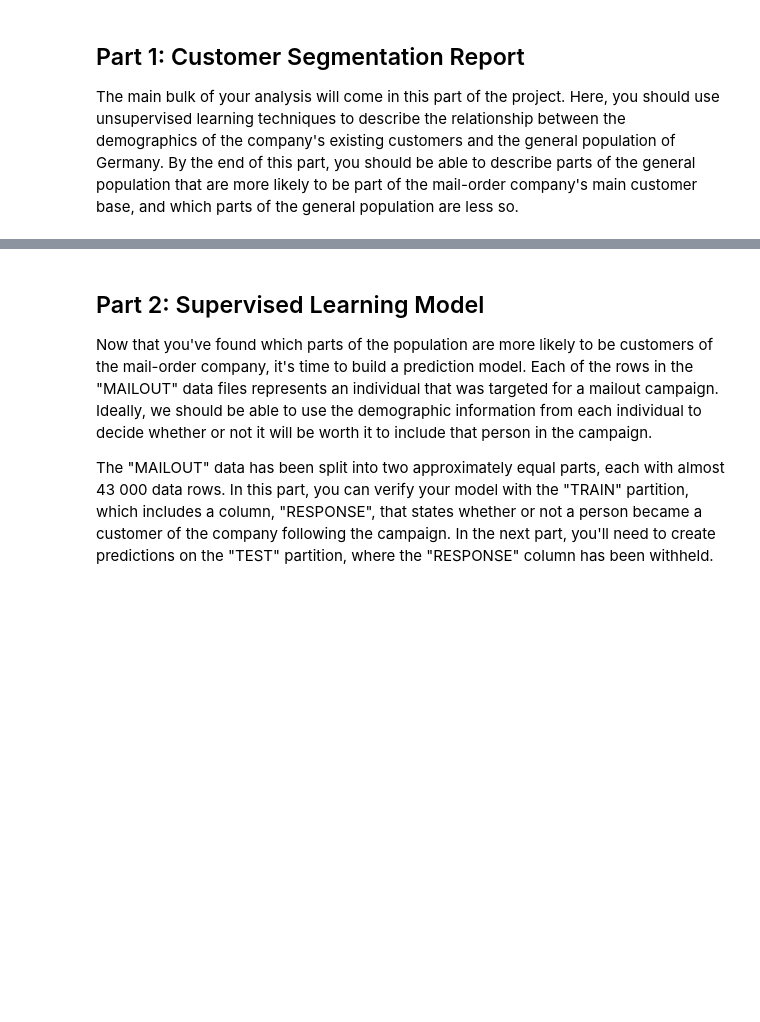
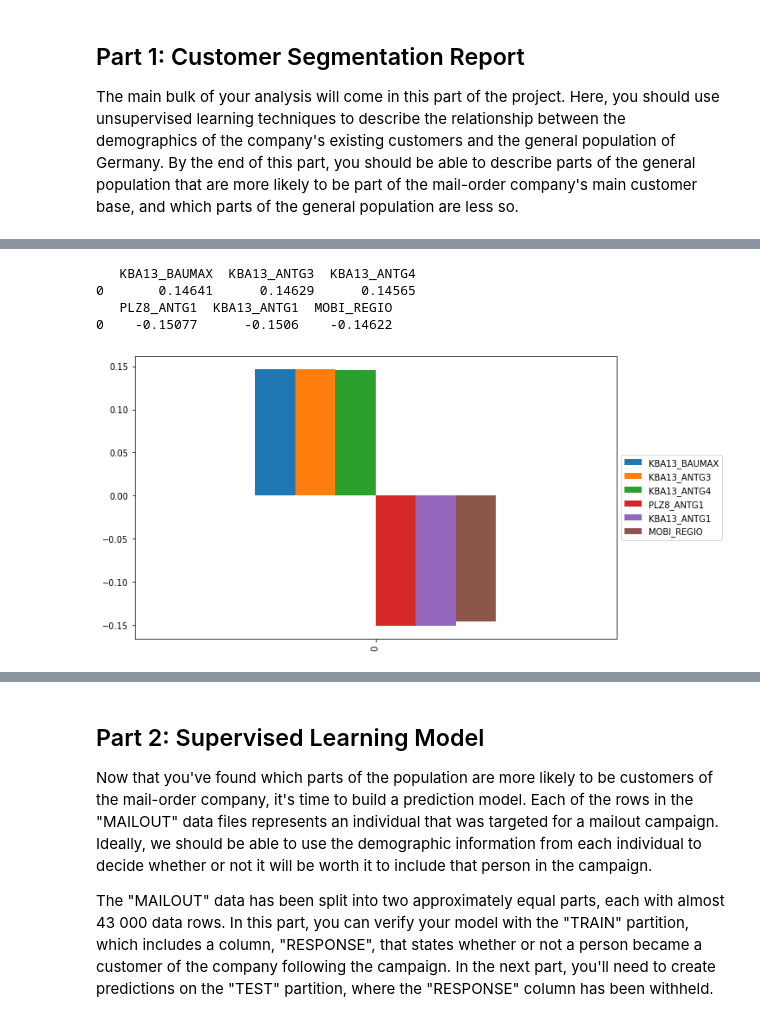
Before and after one commit to helloxms/Capstone-project-Arvato, a Jupyter notebook: Arvato Project Workbook.ipynb, the cells around one changed output, grey strips where cells are left out. Drawn from its saved outputs; the diff is of its cells as text; code cells hidden in the pictures; blank space fills up the shorter version.

```diff
--- a/Arvato Project Workbook.ipynb
+++ b/Arvato Project Workbook.ipynb
@@ -646,0 +698,4 @@ The main bulk of your analysis will come in this part of the project. Here, you
+# %%
+# Re-apply PCA to the data while selecting for number of components to retain
+pca = PCA(n_components=150)
+Azidas_pca = pca.fit_transform(azdias_clean_trans)
@@ -646,0 +704,29 @@ The main bulk of your analysis will come in this part of the project. Here, you
+# %%
+def interpetPCA(pca, df, dimOfInterest, showFeat):
+    # PCA components
+    components = pd.DataFrame(np.round(pca.components_, 5), columns = df.columns.values)
+
+    # PCA explained variance per dimension
+    ratios = pca.explained_variance_ratio_.reshape(len(pca.components_), 1)
+    variance_ratios = pd.DataFrame(np.round(ratios, 4), columns = ['Explained Variance'])
+
+    pcaDf = pd.concat([variance_ratios, components], axis = 1)
+
+    #look at single dimension
+    singleComp = components.iloc[dimOfInterest,:]
+    topComp = singleComp.sort_values(ascending=False)[0:showFeat].to_frame().transpose()
+    bottomComp = singleComp.sort_values(ascending=True)[0:showFeat].to_frame().transpose()
+    singleComp = pd.concat([topComp, bottomComp], axis=1)
+    print(topComp)
+    print(bottomComp)
+    ax = singleComp.plot(kind='bar', figsize=(10, 6))
+
+    ax.legend(loc='center left', bbox_to_anchor=(1, 0.5))
+# %%
+interpetPCA(pca, azdias_clean_df, 0, 3)
+# %% [output]
+   KBA13_BAUMAX  KBA13_ANTG3  KBA13_ANTG4
+0       0.14641      0.14629      0.14565
+   PLZ8_ANTG1  KBA13_ANTG1  MOBI_REGIO
+0    -0.15077      -0.1506    -0.14622
+[figure, added]
```
Also changed, not shown: parts of 22 cells of this notebook.
